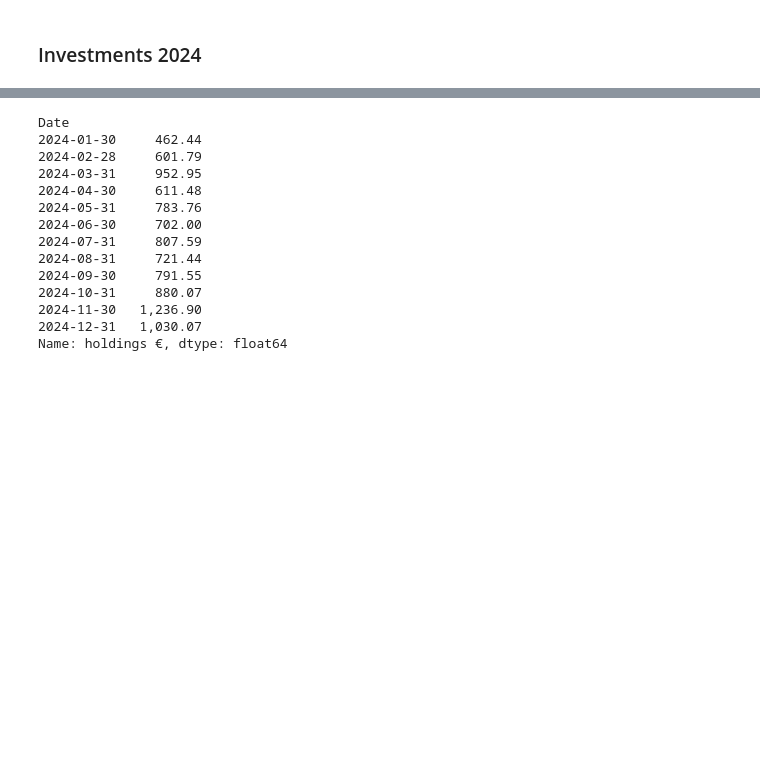
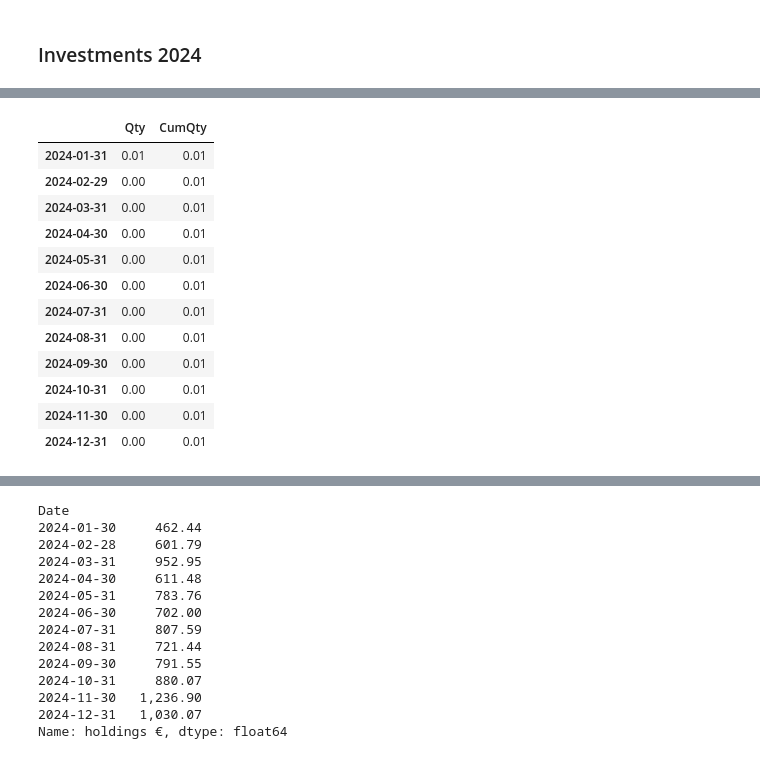
Before and after one commit to deepotrus/deepfinance, a Jupyter notebook: notebooks/nb2024revise.ipynb, the cells around one changed output, grey strips where cells are left out. Saved outputs shown, nothing was run; the diff lists cells and outputs as text; code cells hidden in the pictures; blank space fills up the shorter version.

```diff
--- a/notebooks/nb2024revise.ipynb
+++ b/notebooks/nb2024revise.ipynb
@@ -114,3 +83,0 @@ df_year_investments
-# %%
-symbols = list(df_year_investments.loc[df_year_investments["Type"]=="Cryptocurrencies"]["Symbol"].unique())
-symbols
@@ -136,0 +107,3 @@ for asset_class in ["Cryptocurrencies"]:
+# %%
+df_init_investments = convert_init_holdings_to_df(init_holdings)
+df_year_investments = pd.concat([df_init_investments, df_year_investments])
@@ -137,3 +119,49 @@ for asset_class in ["Cryptocurrencies"]:
+# %%
+# For each symbol of each asset class, initializes the date index series
+# as dates from january till december with zero values, and then updates it
+# with imported values from df_year_investments
+def get_holdings_monthlyized(df_year_investments):
+    complete_index = pd.date_range(start=f'{YEAR}-01-01', end=f'{YEAR}-12-31', freq='ME') # End of month
+    df_month_fill = pd.DataFrame(index=complete_index, data=0.0, columns=["Qty"], dtype='float64')
+
+    holdings_monthlyized = dict()
+    asset_classes = df_year_investments["Type"].unique()
+    for asset_class in asset_classes:
+        holdings_monthlyized_per_symbol = dict()
+        symbols = df_year_investments.loc[df_year_investments["Type"]==asset_class]["Symbol"].unique()
+        for symbol in symbols:
+            df_year_investments_query_asset_class = df_year_investments.loc[ df_year_investments.Type == asset_class ]
+            df_symbol_transactions = df_year_investments_query_asset_class.loc[ df_year_investments_query_asset_class.Symbol == symbol ]
+
+            # Monthlyized quantities to end of month
+            df_month_invest = df_symbol_transactions.resample(rule='ME')['Qty'].sum().to_frame(name='Qty')
+
+            temp_fill = df_month_fill.copy()
+            temp_fill.update(df_month_invest)
+            temp_fill['CumQty'] = temp_fill.values.cumsum()
+            holdings_monthlyized_per_symbol[symbol] = temp_fill
+
+        holdings_monthlyized[asset_class] = holdings_monthlyized_per_symbol
+
+    return holdings_monthlyized
+# %%
+holdings_monthlyized = get_holdings_monthlyized(df_year_investments)
+# %%
+holdings_monthlyized['Cryptocurrencies']['ETH']
+# %% [output]
+|  | Qty | CumQty |
+| 2024-01-31 | 0.01 | 0.01 |
+| 2024-02-29 | 0.00 | 0.01 |
+| 2024-03-31 | 0.00 | 0.01 |
+| 2024-04-30 | 0.00 | 0.01 |
+| 2024-05-31 | 0.00 | 0.01 |
+| 2024-06-30 | 0.00 | 0.01 |
+| 2024-07-31 | 0.00 | 0.01 |
+| 2024-08-31 | 0.00 | 0.01 |
+| 2024-09-30 | 0.00 | 0.01 |
+| 2024-10-31 | 0.00 | 0.01 |
+| 2024-11-30 | 0.00 | 0.01 |
+| 2024-12-31 | 0.00 | 0.01 |
 # %%
 def fetch_symbol_data(symbol, currency="EUR"):
     url = f"https://query1.finance.yahoo.com/v8/finance/chart/{symbol}-{currency}?range=5y&interval=1mo"
```
Also changed, not shown: parts of 13 cells of this notebook, 1 other file.
